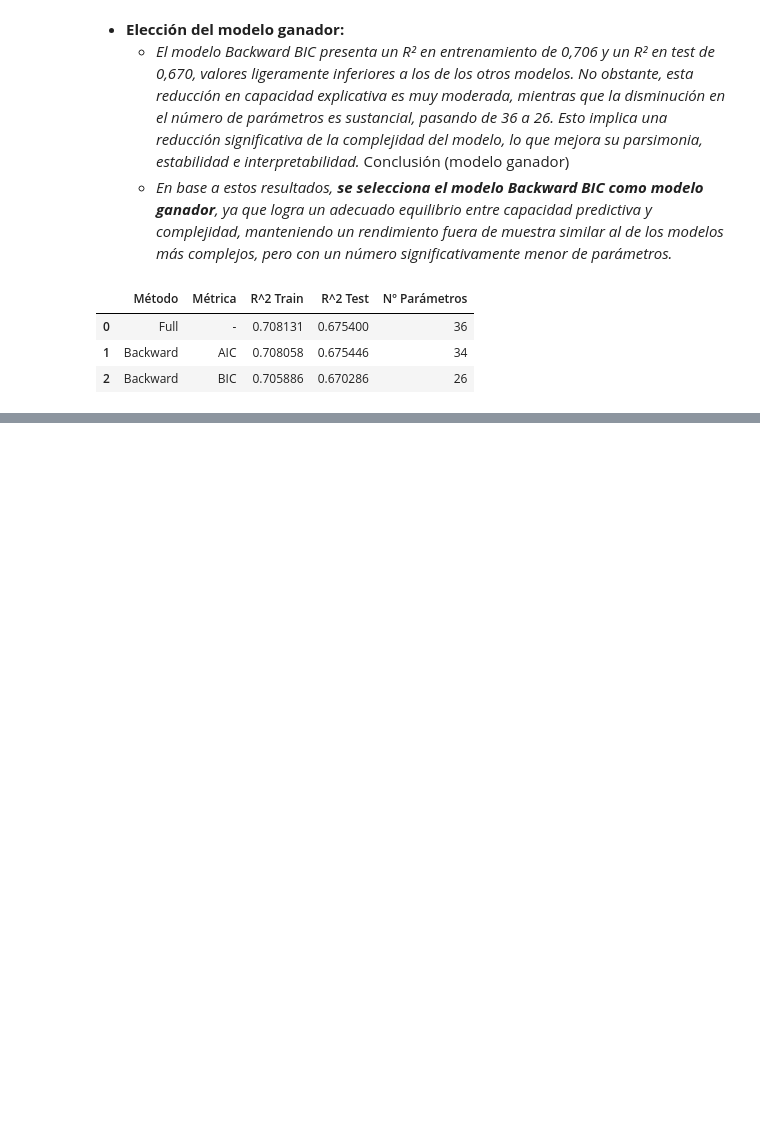
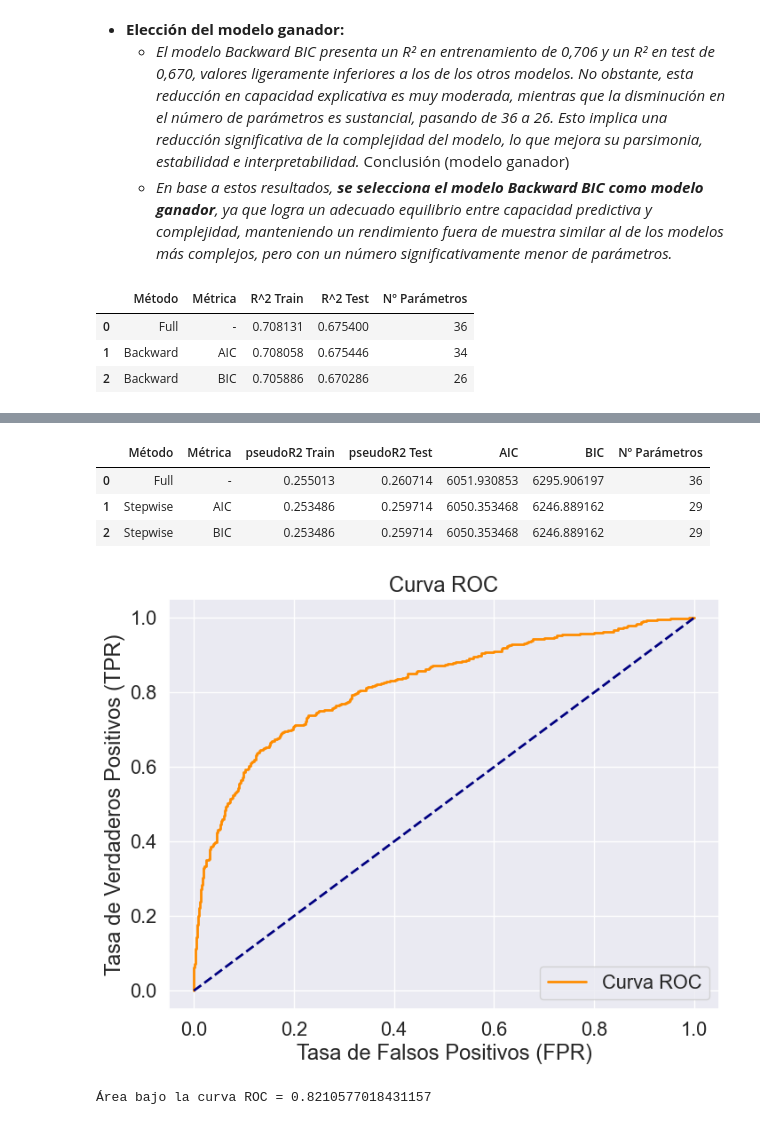
Before and after one commit to LeanderHS/Regresiones, a Jupyter notebook: Mineria_regresions01.ipynb, the cells around one changed output, grey strips where cells are left out. Cells and saved outputs as stored; diff of their text form; code cells hidden in the pictures; blank space fills up the shorter version.

Commit message:
Primeros avances en la regresion logistica

```diff
--- a/Mineria_regresions01.ipynb
+++ b/Mineria_regresions01.ipynb
@@ -543,0 +680,4 @@ tabla_resultados
+# %%
+# Stepwise logistic models
+modeloRL_step_AIC = glm_stepwise(y_train2, x_train2, cont_cols, cat_cols, var_interac=[], metodo='AIC')
+modeloRL_step_BIC = glm_stepwise(y_train2, x_train2, cont_cols, cat_cols, var_interac=[], metodo='BIC')
@@ -543,0 +768,23 @@ tabla_resultados
+# %%
+tabla_glm.loc[0, ["AIC","BIC"]] = [aic_full, bic_full]
+tabla_glm.loc[1, ["AIC","BIC"]] = [aic_aic, bic_aic]
+tabla_glm.loc[2, ["AIC","BIC"]] = [aic_bic, bic_bic]
+
+tabla_glm
+# %% [output]
+|  | Método | Métrica | pseudoR2 Train | pseudoR2 Test | AIC | BIC | Nº Parámetros |
+| 0 | Full | - | 0.255013 | 0.260714 | 6051.930853 | 6295.906197 | 36 |
+| 1 | Stepwise | AIC | 0.253486 | 0.259714 | 6050.353468 | 6246.889162 | 29 |
+| 2 | Stepwise | BIC | 0.253486 | 0.259714 | 6050.353468 | 6246.889162 | 29 |
+# %%
+x_test_step_AIC = crear_data_modelo(
+    x_test2,
+    modeloRL_step_AIC['Variables']['cont'],
+    modeloRL_step_AIC['Variables']['categ'],
+    modeloRL_step_AIC['Variables'].get('inter', [])
+)
+
+AUC_step_AIC = curva_roc(x_test_step_AIC, y_test2, modeloRL_step_AIC)
+# %% [output]
+[figure, added]
+Área bajo la curva ROC = 0.8210577018431157
```
Also changed, not shown: parts of 23 cells of this notebook, 1 other file.
